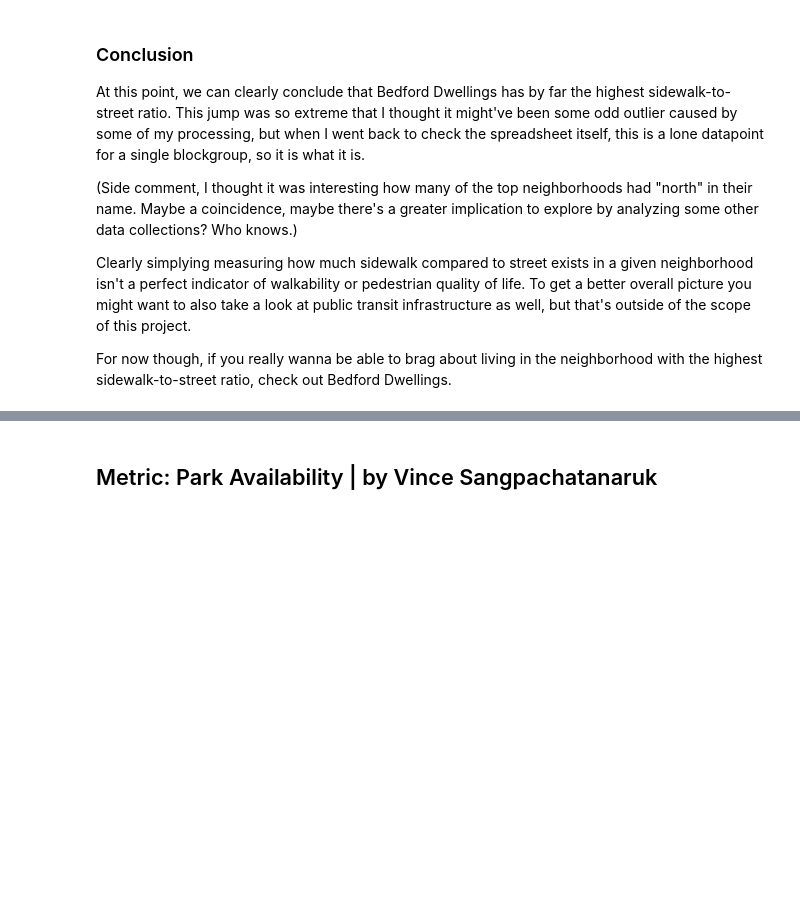
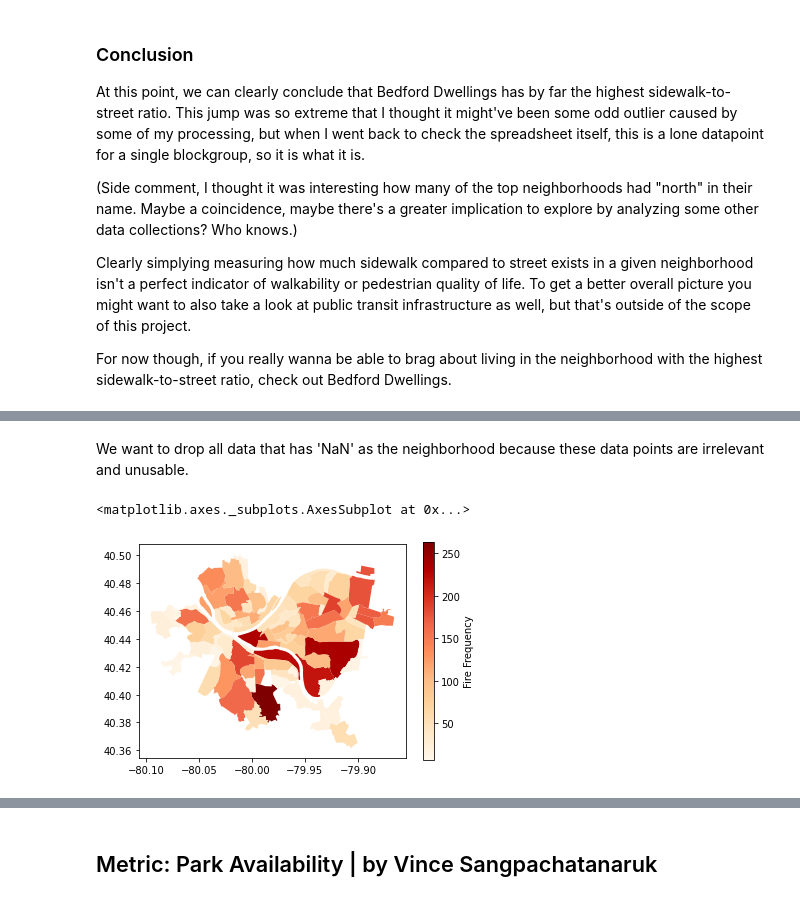
Before and after one commit to Sixces/Big-Ideas-FInal-Project, a Jupyter notebook: main.ipynb, the cells around one changed output, grey strips where cells are left out. Drawn from its saved outputs; the diff is of its cells as text; code cells hidden in the pictures; blank space fills up the shorter version.

```diff
--- a/main.ipynb
+++ b/main.ipynb
@@ -162,7 +162,7 @@ stores.head()
 # %%
 Dict={}
-for index, row in stores.iterrows():
-    zipcode = row['Zip']
+for index, row in fires.iterrows():
+    zipcode = row['neighborhood']
     if zipcode in Dict:
         Dict[zipcode]+=1
     else:
@@ -209,0 +190,13 @@ From the bar plot, we can see that the neighborhood of Mcknight has the greatest
+# %% [markdown]
+We want to drop all data that has 'NaN' as the neighborhood because these data points are irrelevant and unusable.
+# %%
+finalfinal=finalfinal.loc[:,["Neighborhood","Fire Frequency"]]
+firefrequencymap=neighborhoods.merge(finalfinal, how="left", left_on="hood",right_on="Neighborhood")
+firefrequencymap.plot(column='Fire Frequency',
+            cmap='OrRd',
+            legend=True,
+            legend_kwds={'label':"Fire Frequency"},
+            )
+# %% [output]
+<matplotlib.axes._subplots.AxesSubplot at 0x...>
+[figure, added]
```
Also changed, not shown: parts of 17 cells of this notebook.
